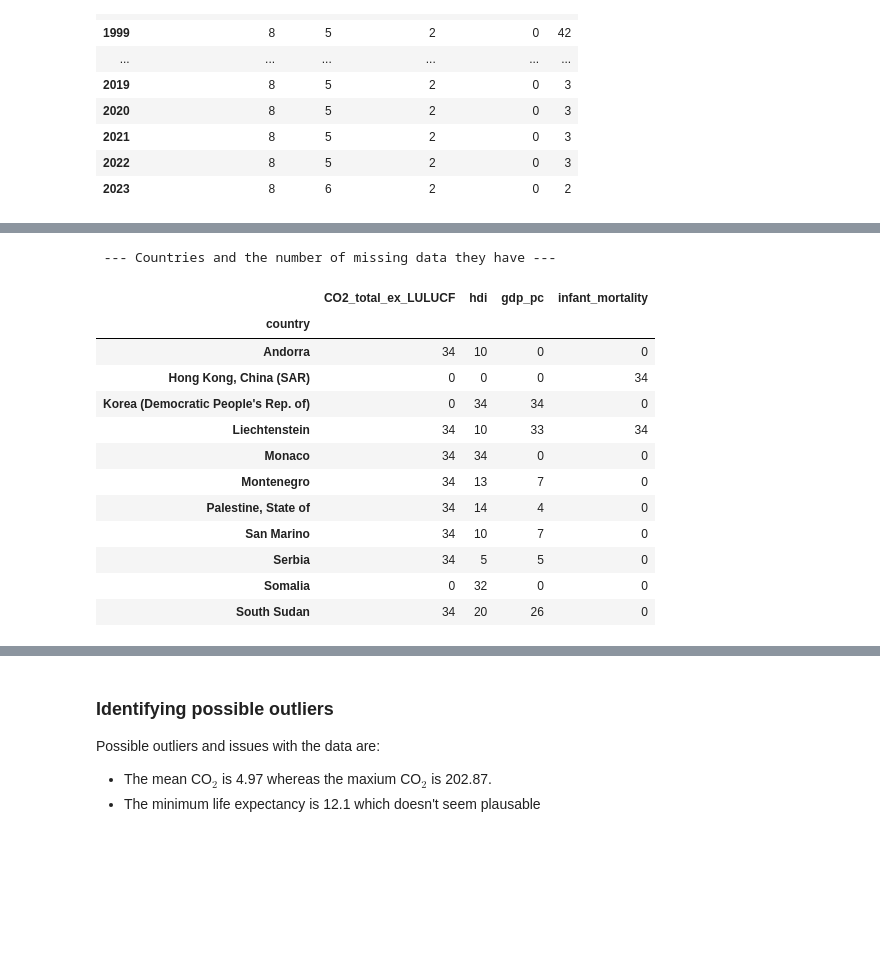
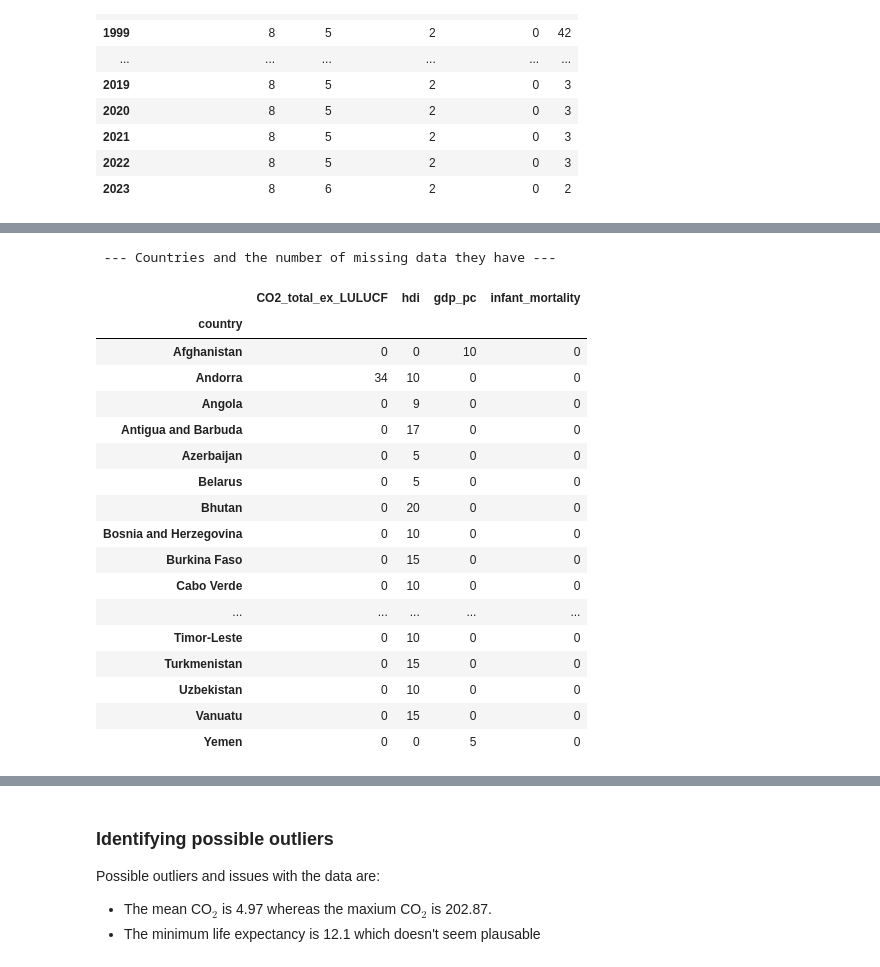
Before and after one commit to daniel-matveev/DS_ProjectLab, a Jupyter notebook: DS_ProjectLab.ipynb, the cells around one changed output, grey strips where cells are left out. Drawn from its saved outputs; the diff is of its cells as text; code cells hidden in the pictures; blank space fills up the shorter version.

Commit message:
Look at which countries have missing data. Start the inference part using panel regression

```diff
--- a/DS_ProjectLab.ipynb
+++ b/DS_ProjectLab.ipynb
@@ -237,0 +217,22 @@ df_merged = df_merged.rename(columns= {"country_y": "country"})
+# %%
+wb_metadata = wb.economy.DataFrame()[["region", "incomeLevel"]].reset_index()
+
+wb_metadata.columns = ["iso3", "region", "income_level"]
+
+region_names = {
+    "LCN" : "Latin America & Caribbean",
+    "MEA" : "Middle East & North America",
+    "SSF" : "Sub-Saharan Africa",
+    "ECS" : "Europe & Central Asia",
+    "EAS" : "East Asia & Pacific",
+    "SAS" : "South Asia",
+    "NAC" : "Sub-Saharan Africa",
+}
+
+wb_metadata["region_name"] = wb_metadata["region"].map(region_names)
+
+df_merged = df_merged.merge(
+    wb_metadata,
+    on = "iso3",
+    how = "inner"
+)
@@ -335,29 +411,34 @@ display(na_by_year)
 # %%
 # Summary statistics for NAs count per year per indicator
 na_by_country = (
     df_merged
     .groupby("country") [
         ["CO2_total_ex_LULUCF", "hdi", "gdp_pc", "infant_mortality"]
     ]
     .apply(lambda x: x.isnull().sum())
 )
 print("\n --- Countries and the number of missing data they have ---")
-display(na_by_country[na_by_country.sum(axis=1) > 30])
+display(na_by_country[na_by_country.sum(axis=1) > 1])
 # %% [output]
  --- Countries and the number of missing data they have ---
 |  | CO2_total_ex_LULUCF | hdi | gdp_pc | infant_mortality |
 | country |  |  |  |  |
+| Afghanistan | 0 | 0 | 10 | 0 |
 | Andorra | 34 | 10 | 0 | 0 |
-| Hong Kong, China (SAR) | 0 | 0 | 0 | 34 |
-| Korea (Democratic People's Rep. of) | 0 | 34 | 34 | 0 |
-| Liechtenstein | 34 | 10 | 33 | 34 |
-| Monaco | 34 | 34 | 0 | 0 |
-| Montenegro | 34 | 13 | 7 | 0 |
-| Palestine, State of | 34 | 14 | 4 | 0 |
-| San Marino | 34 | 10 | 7 | 0 |
-| Serbia | 34 | 5 | 5 | 0 |
-| Somalia | 0 | 32 | 0 | 0 |
-| South Sudan | 34 | 20 | 26 | 0 |
+| Angola | 0 | 9 | 0 | 0 |
+| Antigua and Barbuda | 0 | 17 | 0 | 0 |
+| Azerbaijan | 0 | 5 | 0 | 0 |
+| Belarus | 0 | 5 | 0 | 0 |
+| Bhutan | 0 | 20 | 0 | 0 |
+| Bosnia and Herzegovina | 0 | 10 | 0 | 0 |
+| Burkina Faso | 0 | 15 | 0 | 0 |
+| Cabo Verde | 0 | 10 | 0 | 0 |
+| ... | ... | ... | ... | ... |
+| Timor-Leste | 0 | 10 | 0 | 0 |
+| Turkmenistan | 0 | 15 | 0 | 0 |
+| Uzbekistan | 0 | 10 | 0 | 0 |
+| Vanuatu | 0 | 15 | 0 | 0 |
+| Yemen | 0 | 0 | 5 | 0 |
 # %%
 df_merged[df_merged['iso3'] == "PRK"].head()
 # %% [output]
```
Also changed, not shown: parts of 44 cells of this notebook.
